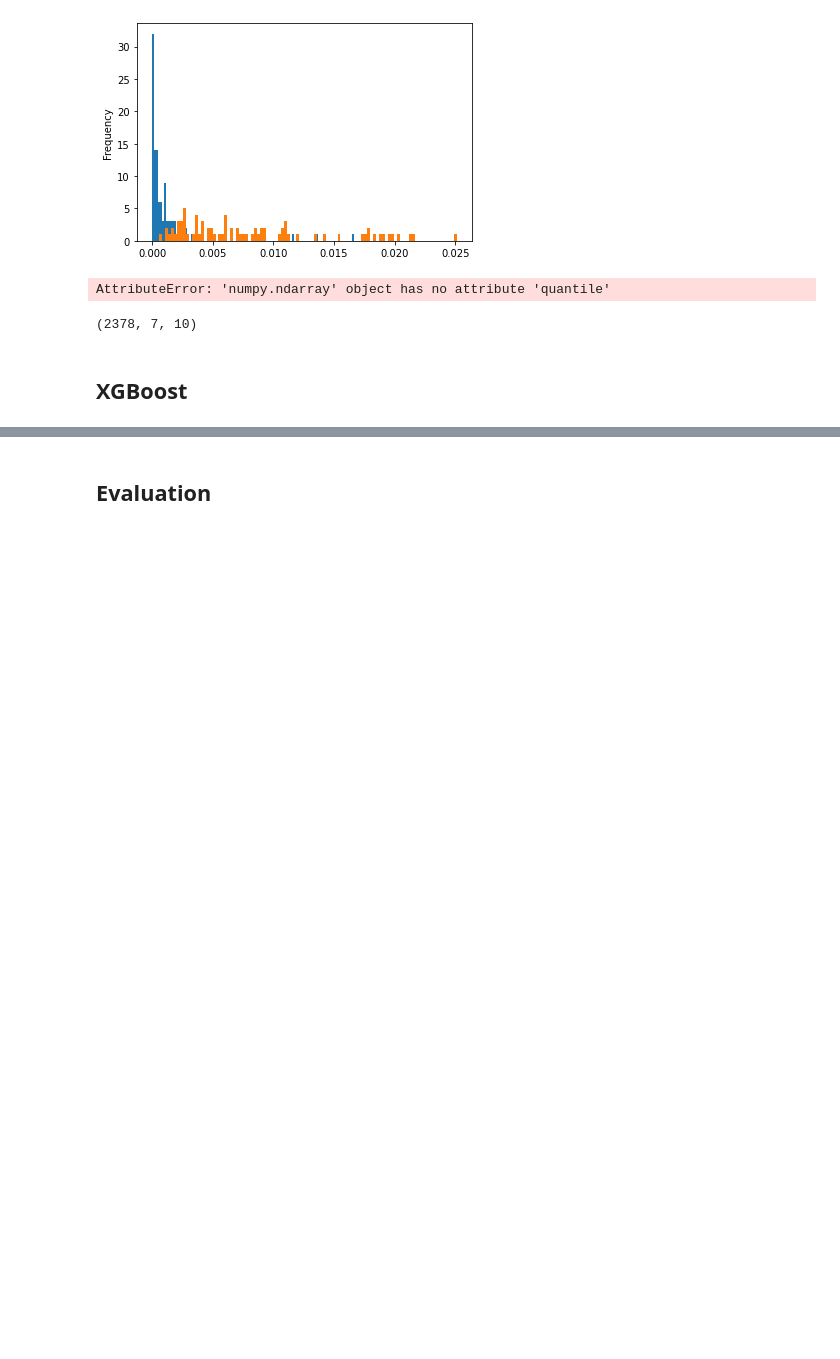
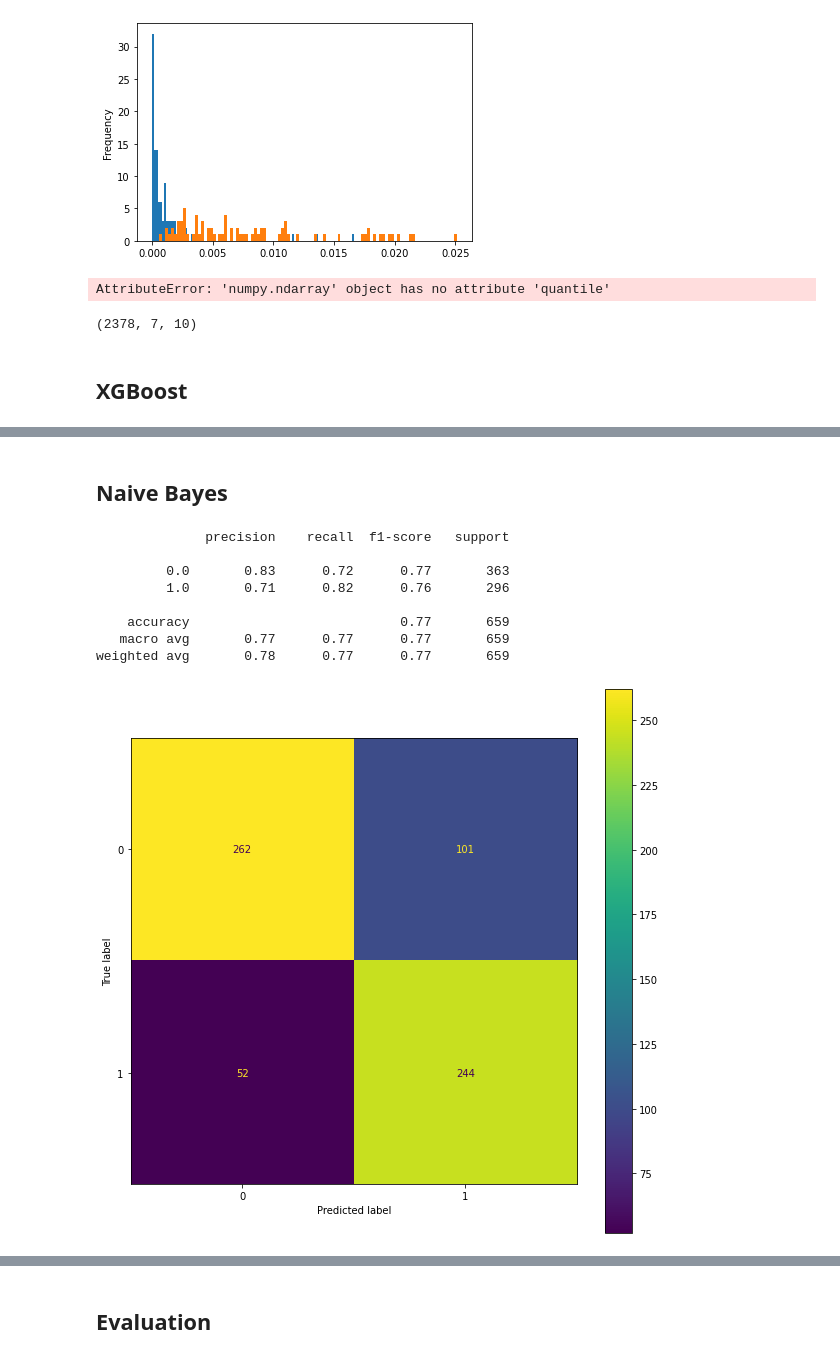
Before and after one commit to Protechted/AI-Model-Training, a Jupyter notebook: training/data_exploration.ipynb, the cells around one changed output, grey strips where cells are left out. Cells and saved outputs as stored; diff of their text form; code cells hidden in the pictures; blank space fills up the shorter version.

```diff
--- a/training/data_exploration.ipynb
+++ b/training/data_exploration.ipynb
@@ -228,0 +244,27 @@ best_model.save_model("../models/xgb-capybara-2.bin")
+# %% [markdown]
+## Naive Bayes
+# %%
+from sklearn.naive_bayes import GaussianNB
+naive_bayes = GaussianNB()
+naive_bayes.fit(X_train, y_train)
+pred_nb = naive_bayes.predict(X_test)
+print(classification_report(y_test, pred_nb))
+
+# get confusion matrix
+plt.rcParams['figure.figsize'] = (10, 10)
+
+cm = confusion_matrix(y_test, pred_nb, labels=[0, 1])
+disp = ConfusionMatrixDisplay(confusion_matrix=cm,
+                              display_labels=[0, 1])
+disp.plot()
+plt.show()
+# %% [output]
+              precision    recall  f1-score   support
+
+         0.0       0.83      0.72      0.77       363
+         1.0       0.71      0.82      0.76       296
+
+    accuracy                           0.77       659
+   macro avg       0.77      0.77      0.77       659
+weighted avg       0.78      0.77      0.77       659
+[figure, added]
```
Also changed, not shown: parts of 33 cells of this notebook, 3 other files.
